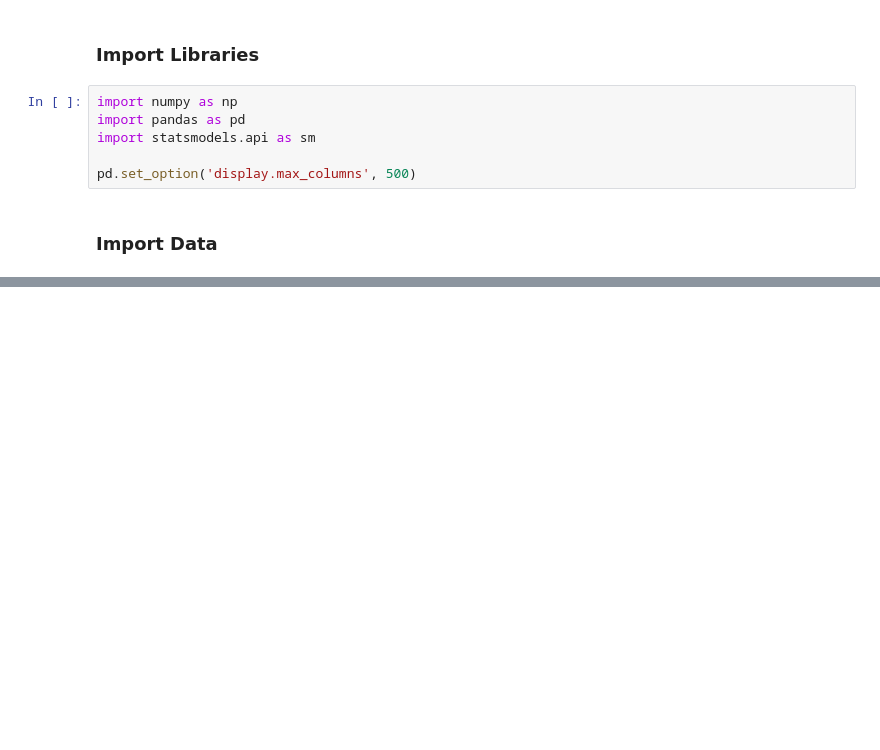
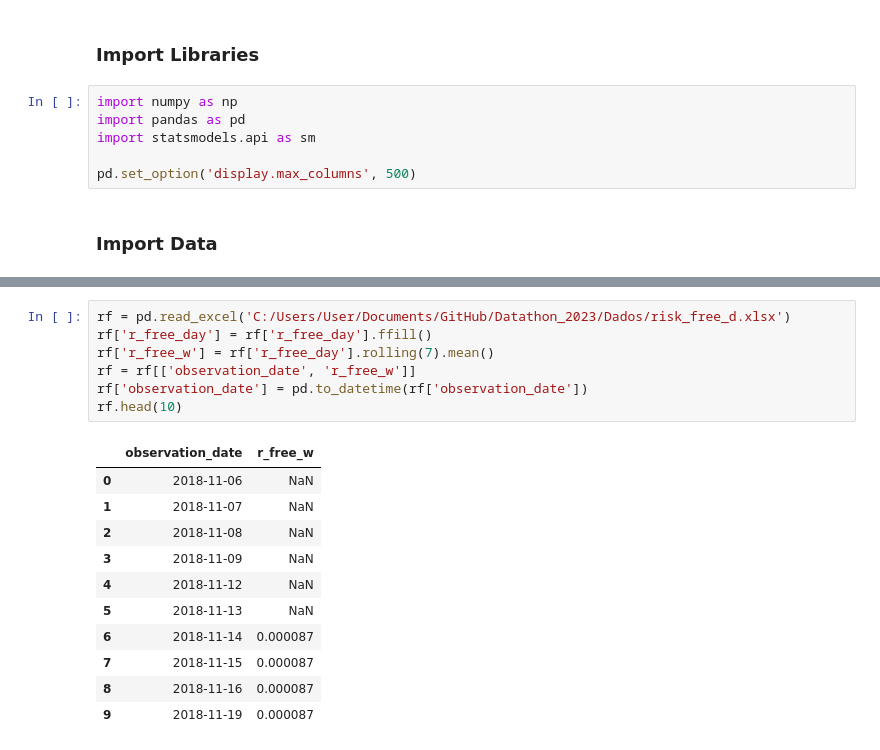
Before and after one commit to Matias-Lima/Datathon, a Jupyter notebook: Code/Python/R-squared disentangled.ipynb, the cells around one changed output, grey strips where cells are left out. Cells and saved outputs as stored; diff of their text form; blank space fills up the shorter version.

```diff
--- a/Code/Python/R-squared disentangled.ipynb
+++ b/Code/Python/R-squared disentangled.ipynb
@@ -86,3 +104,22 @@ df.head()
+# %%
+rf = pd.read_excel('C:/Users/User/Documents/GitHub/Datathon_2023/Dados/risk_free_d.xlsx')
+rf['r_free_day'] = rf['r_free_day'].ffill()
+rf['r_free_w'] = rf['r_free_day'].rolling(7).mean()
+rf = rf[['observation_date', 'r_free_w']]
+rf['observation_date'] = pd.to_datetime(rf['observation_date'])
+rf.head(10)
+# %% [output]
+|  | observation_date | r_free_w |
+| 0 | 2018-11-06 | NaN |
+| 1 | 2018-11-07 | NaN |
+| 2 | 2018-11-08 | NaN |
+| 3 | 2018-11-09 | NaN |
+| 4 | 2018-11-12 | NaN |
+| 5 | 2018-11-13 | NaN |
+| 6 | 2018-11-14 | 0.000087 |
+| 7 | 2018-11-15 | 0.000087 |
+| 8 | 2018-11-16 | 0.000087 |
+| 9 | 2018-11-19 | 0.000087 |
 # %%
 dummies = pd.get_dummies(df['sentiment'])
 df = pd.concat([df.drop('sentiment', axis=1), dummies], axis=1)
```
Also changed, not shown: parts of 8 cells of this notebook, 1 other file.
